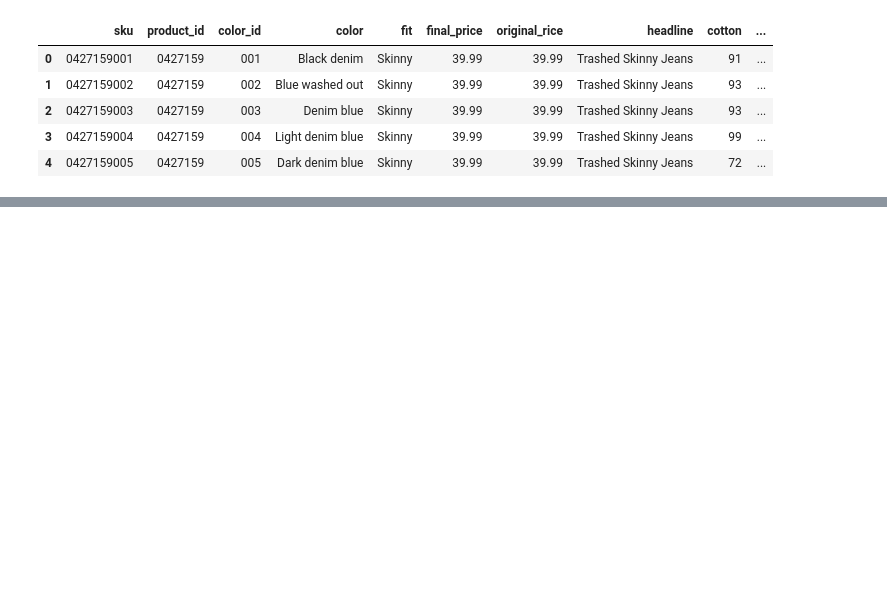
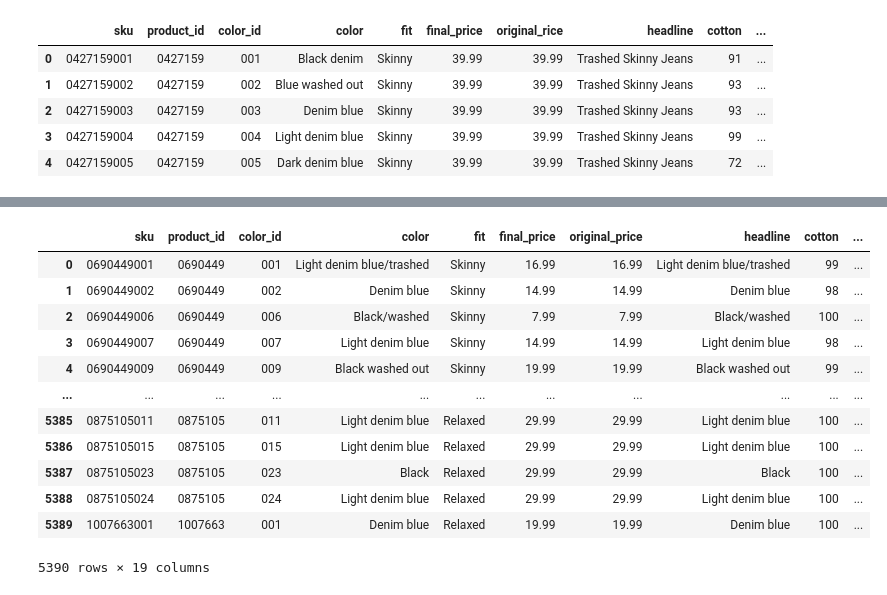
Before and after one commit to humberto-aguiar/Web-Scraping-Jeans, a Jupyter notebook: hm-web-scraping-v01.ipynb, the cells around one changed output, grey strips where cells are left out. Cells and saved outputs as stored; diff of their text form; code cells hidden in the pictures; blank space fills up the shorter version.

```diff
--- a/hm-web-scraping-v01.ipynb
+++ b/hm-web-scraping-v01.ipynb
@@ -834,0 +1056,26 @@ df_final.head()
+# %%
+# checking if data is there:
+
+query = """
+SELECT *
+FROM hm_showroom
+"""
+
+con = sqlite3.connect(path_to_db, timeout=10)
+
+df_sql = pd.read_sql_query(query, con = con)
+df_sql
+# %% [output]
+|  | sku | product_id | color_id | color | fit | final_price | original_price | headline | cotton | ... |
+| 0 | 0690449001 | 0690449 | 001 | Light denim blue/trashed | Skinny | 16.99 | 16.99 | Light denim blue/trashed | 99 | ... |
+| 1 | 0690449002 | 0690449 | 002 | Denim blue | Skinny | 14.99 | 14.99 | Denim blue | 98 | ... |
+| 2 | 0690449006 | 0690449 | 006 | Black/washed | Skinny | 7.99 | 7.99 | Black/washed | 100 | ... |
+| 3 | 0690449007 | 0690449 | 007 | Light denim blue | Skinny | 14.99 | 14.99 | Light denim blue | 98 | ... |
+| 4 | 0690449009 | 0690449 | 009 | Black washed out | Skinny | 19.99 | 19.99 | Black washed out | 99 | ... |
+| ... | ... | ... | ... | ... | ... | ... | ... | ... | ... | ... |
+| 5385 | 0875105011 | 0875105 | 011 | Light denim blue | Relaxed | 29.99 | 29.99 | Light denim blue | 100 | ... |
+| 5386 | 0875105015 | 0875105 | 015 | Light denim blue | Relaxed | 29.99 | 29.99 | Light denim blue | 100 | ... |
+| 5387 | 0875105023 | 0875105 | 023 | Black | Relaxed | 29.99 | 29.99 | Black | 100 | ... |
+| 5388 | 0875105024 | 0875105 | 024 | Light denim blue | Relaxed | 29.99 | 29.99 | Light denim blue | 100 | ... |
+| 5389 | 1007663001 | 1007663 | 001 | Denim blue | Relaxed | 19.99 | 19.99 | Denim blue | 100 | ... |
+5390 rows × 19 columns
```
Also changed, not shown: parts of 70 cells of this notebook.
